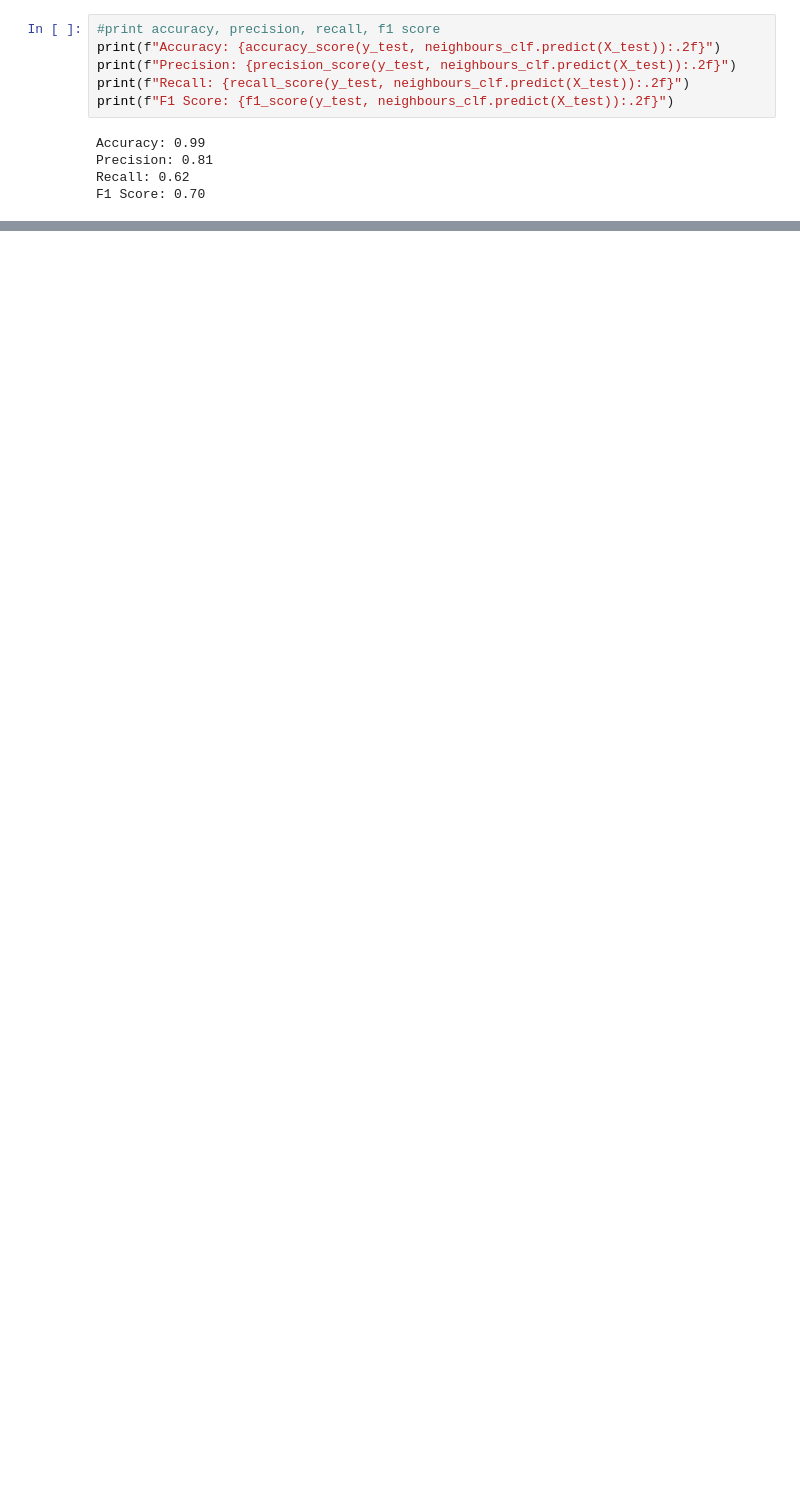
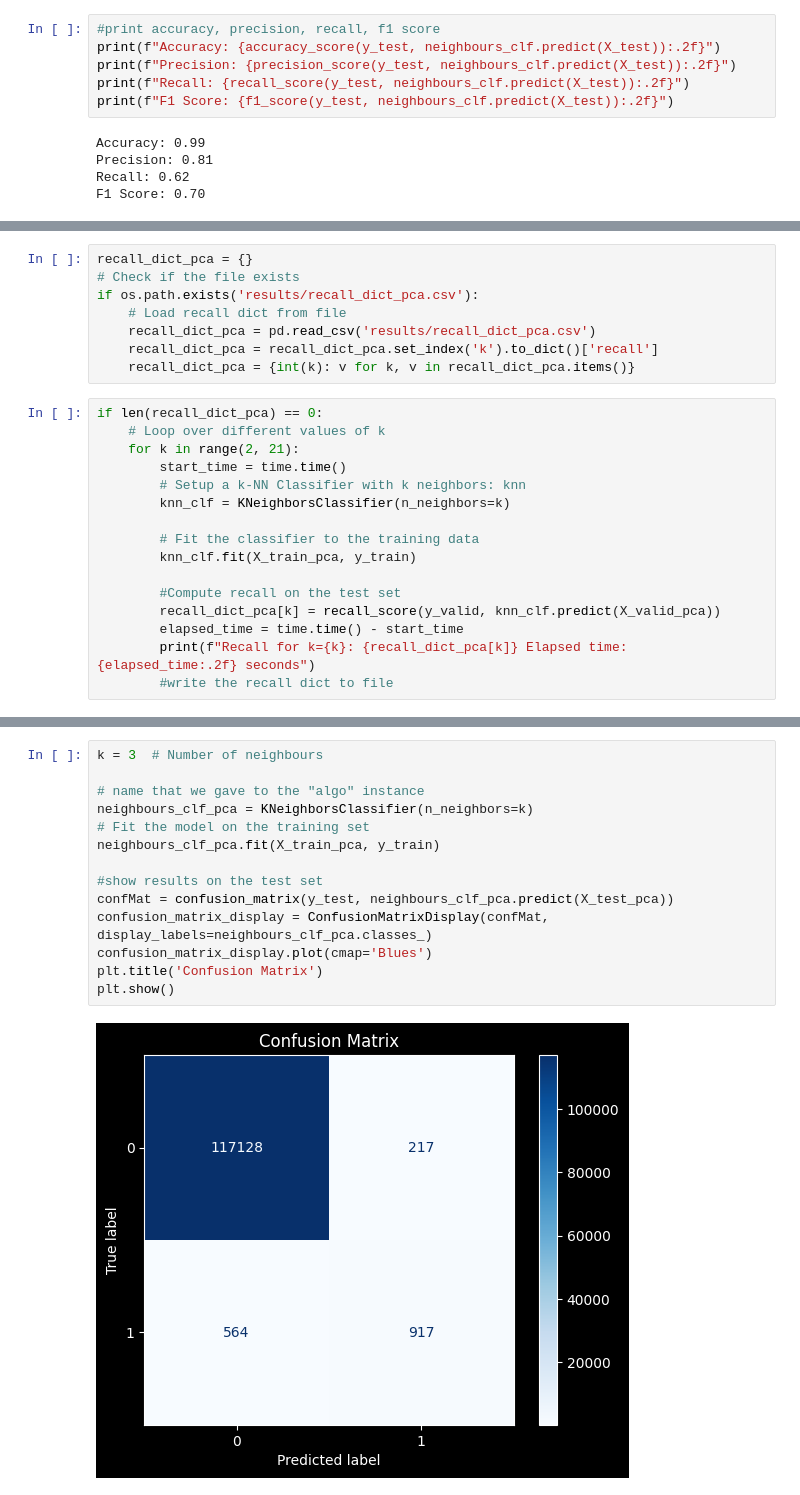
Before and after one commit to koutsompinask/MSC, a Jupyter notebook: semester B/Python/assignment/classification.ipynb, the cells around one changed output, grey strips where cells are left out. Saved outputs shown, nothing was run; the diff lists cells and outputs as text; blank space fills up the shorter version.

```diff
--- a/semester B/Python/assignment/classification.ipynb
+++ b/semester B/Python/assignment/classification.ipynb
@@ -337,0 +333,24 @@ F1 Score: 0.70
+# %%
+recall_dict_pca = {}
+# Check if the file exists
+if os.path.exists('results/recall_dict_pca.csv'):
+    # Load recall dict from file
+    recall_dict_pca = pd.read_csv('results/recall_dict_pca.csv')
+    recall_dict_pca = recall_dict_pca.set_index('k').to_dict()['recall']
+    recall_dict_pca = {int(k): v for k, v in recall_dict_pca.items()}
+# %%
+if len(recall_dict_pca) == 0:
+    # Loop over different values of k
+    for k in range(2, 21):
+        start_time = time.time()
+        # Setup a k-NN Classifier with k neighbors: knn
+        knn_clf = KNeighborsClassifier(n_neighbors=k)
+
+        # Fit the classifier to the training data
+        knn_clf.fit(X_train_pca, y_train)
+
+        #Compute recall on the test set
+        recall_dict_pca[k] = recall_score(y_valid, knn_clf.predict(X_valid_pca))
+        elapsed_time = time.time() - start_time
+        print(f"Recall for k={k}: {recall_dict_pca[k]} Elapsed time: {elapsed_time:.2f} seconds")
+        #write the recall dict to file
@@ -337,0 +379,16 @@ F1 Score: 0.70
+# %%
+k = 3  # Number of neighbours
+
+# name that we gave to the "algo" instance
+neighbours_clf_pca = KNeighborsClassifier(n_neighbors=k)
+# Fit the model on the training set
+neighbours_clf_pca.fit(X_train_pca, y_train)
+
+#show results on the test set
+confMat = confusion_matrix(y_test, neighbours_clf_pca.predict(X_test_pca))
+confusion_matrix_display = ConfusionMatrixDisplay(confMat, display_labels=neighbours_clf_pca.classes_)
+confusion_matrix_display.plot(cmap='Blues')
+plt.title('Confusion Matrix')
+plt.show()
+# %% [output]
+[figure, added]
```
Also changed, not shown: parts of 16 cells of this notebook, 2 other files.
